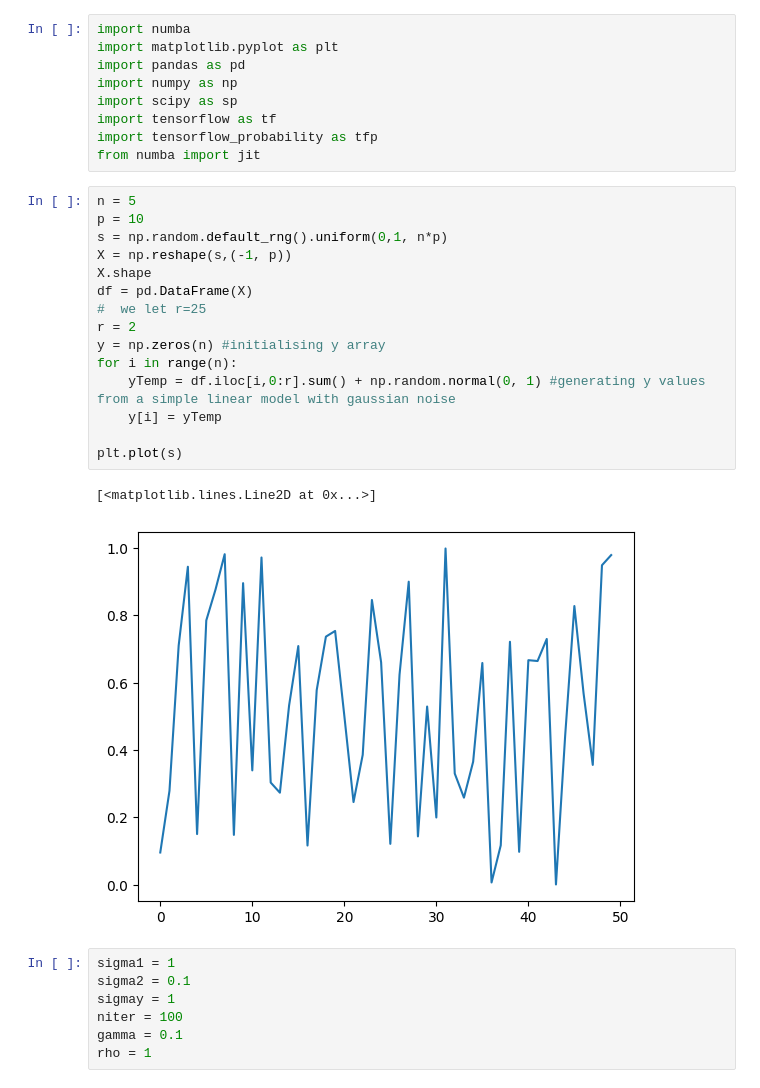
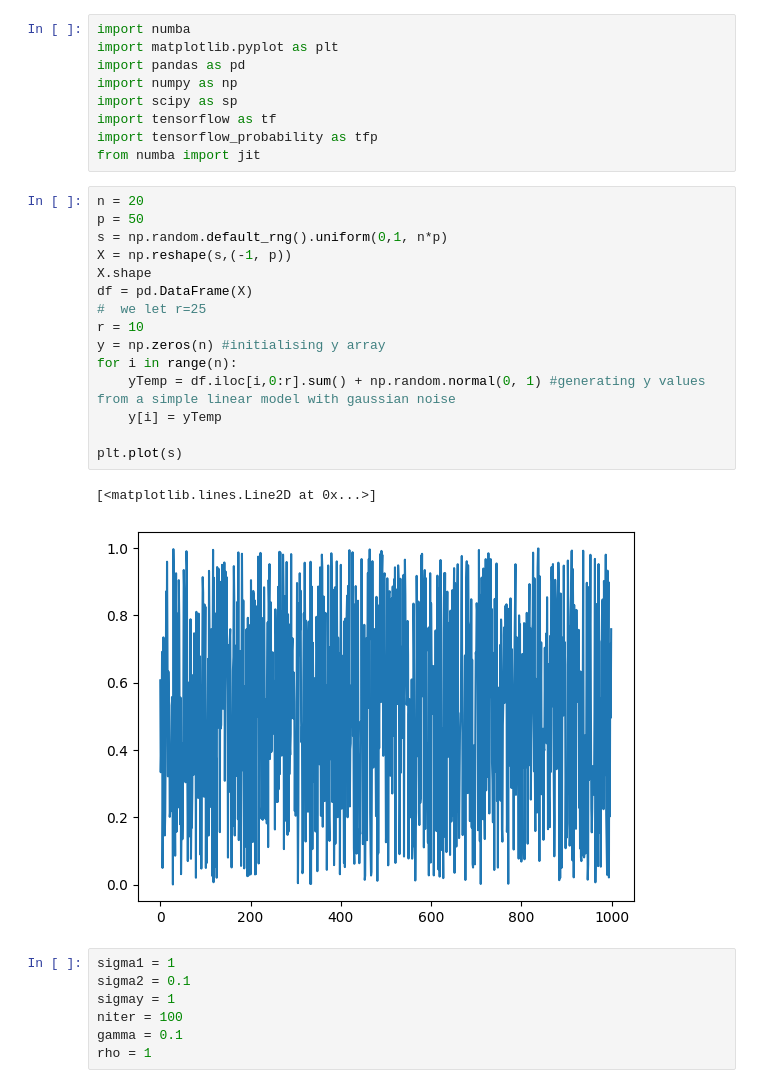
Before and after one commit to johnnymdoubleu/ssl-sgs, a Jupyter notebook: ssl-sgs.ipynb, the cells around one changed output. Saved outputs shown, nothing was run; the diff lists cells and outputs as text.

```diff
--- a/ssl-sgs.ipynb
+++ b/ssl-sgs.ipynb
@@ -8,23 +8,23 @@ import tensorflow as tf
 import tensorflow_probability as tfp
 from numba import jit
 # %%
-n = 5
-p = 10
+n = 20
+p = 50
 s = np.random.default_rng().uniform(0,1, n*p)
 X = np.reshape(s,(-1, p))
 X.shape
 df = pd.DataFrame(X)
 #  we let r=25
-r = 2
+r = 10
 y = np.zeros(n) #initialising y array
 for i in range(n):
     yTemp = df.iloc[i,0:r].sum() + np.random.normal(0, 1) #generating y values from a simple linear model with gaussian noise
     y[i] = yTemp
 
 plt.plot(s)
 # %% [output]
 [<matplotlib.lines.Line2D at 0x...>]
-[figure, old version]
+[figure, new version]
 # %%
 sigma1 = 1
 sigma2 = 0.1
```
Also changed, not shown: parts of 3 cells of this notebook.
